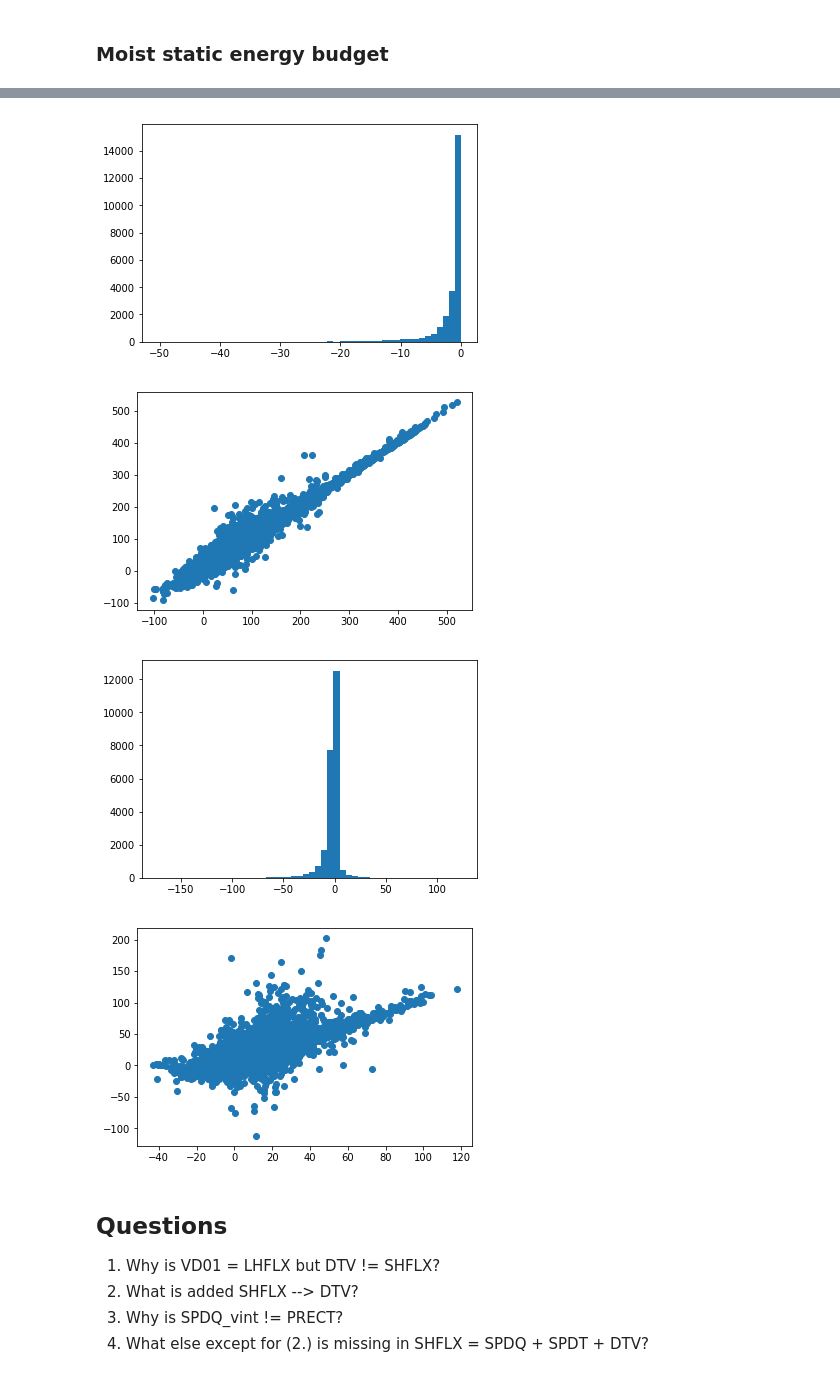
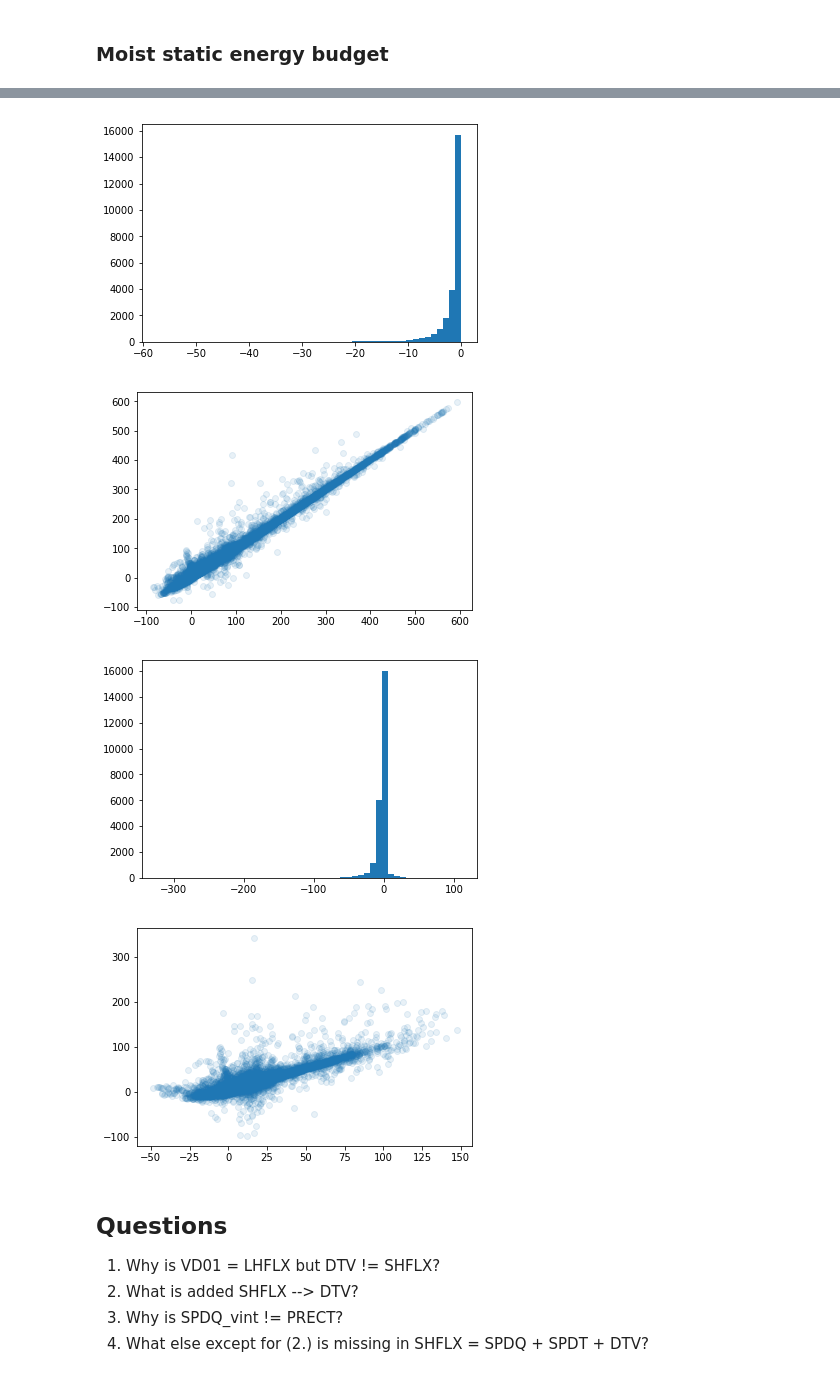
Before and after one commit to raspstephan/CBRAIN-CAM, a Jupyter notebook: keras/notebooks/energy_conservation.ipynb, the cells around one changed output, grey strips where cells are left out. Drawn from its saved outputs; the diff is of its cells as text; code cells hidden in the pictures.

```diff
--- a/keras/notebooks/energy_conservation.ipynb
+++ b/keras/notebooks/energy_conservation.ipynb
@@ -13,11 +16,11 @@ import matplotlib.pyplot as plt
 # %% [markdown]
 ## Load sample file
 # %%
-# Load one file (containing one day)
-ds = xr.open_dataset(
-    '/project/meteo/w2w/A6/S.Rasp/SP-CAM/Aquaplanet_new/AndKua_aqua_SPCAM3.0_enhance01.cam2.h1.0000-01-02-00000.nc',
-    decode_times=False
-)
+path = 'AndKua_aqua_SPCAM3.0_enhance01.cam2.h1.0001-01-02-00000.nc'
+#path = '/project/meteo/w2w/A6/S.Rasp/SP-CAM/Aquaplanet_new/AndKua_aqua_SPCAM3.0_enhance01.cam2.h1.0000-01-02-00000.nc'
+# %%
+# Load one file (containing one day)
+ds = xr.open_dataset(path, decode_times=False)
 # %%
 ds
 # %% [output]
@@ -144,8 +143,8 @@ SPDQ_vint = vint(ds.SPDQ, L_V)
 # %%
 VD01_vint = vint(ds.VD01, L_V)
 # %%
-def scat(x, y):
-    plt.scatter(np.ravel(x), np.ravel(y))
+def scat(x, y, **kwargs):
+    plt.scatter(np.ravel(x), np.ravel(y), **kwargs)
     plt.show()
 # %%
 def hist(x):
@@ -180,19 +188,19 @@ scat(ds.SHFLX, DTV_vint)
 # %%
 hist(ds.SHFLX - DTV_vint)
 # %% [output]
-[figure, old version]
+[figure, new version]
 # %%
-scat(ds.LHFLX + ds.SHFLX, SPDQ_vint + VD01_vint + SPDT_vint + DTV_vint)
+scat(ds.LHFLX + ds.SHFLX, SPDQ_vint + VD01_vint + SPDT_vint + DTV_vint, alpha=0.1)
 # %% [output]
-[figure, old version]
+[figure, new version]
 # %%
 hist(ds.LHFLX + ds.SHFLX - (SPDQ_vint + VD01_vint + SPDT_vint + DTV_vint))
 # %% [output]
-[figure, old version]
+[figure, new version]
 # %%
-scat(ds.SHFLX, SPDQ_vint + SPDT_vint + DTV_vint)
+scat(ds.SHFLX, SPDQ_vint + SPDT_vint + DTV_vint, alpha=0.1)
 # %% [output]
-[figure, old version]
+[figure, new version]
 # %% [markdown]
 ## Questions
 
```
Also changed, not shown: parts of 16 cells of this notebook.
